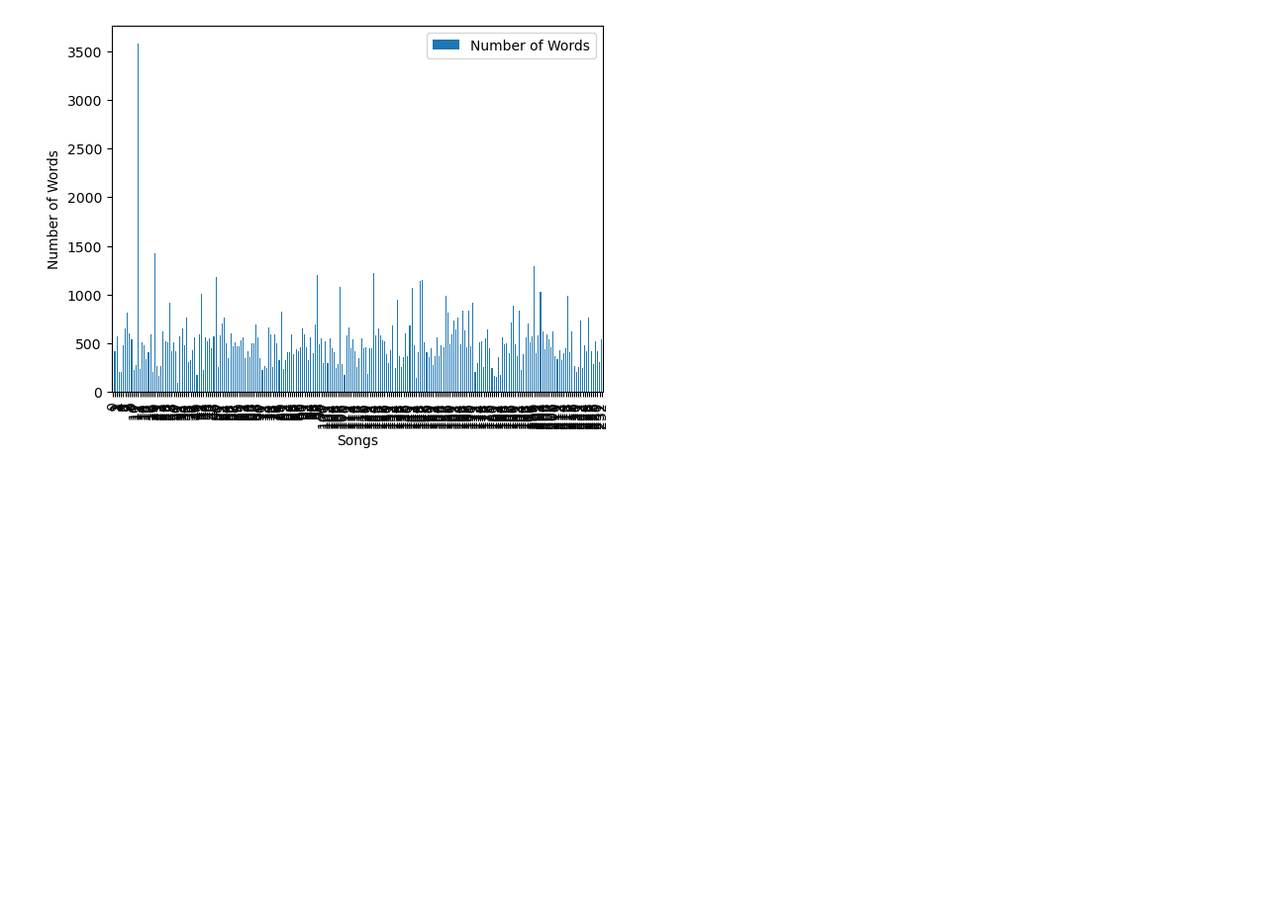
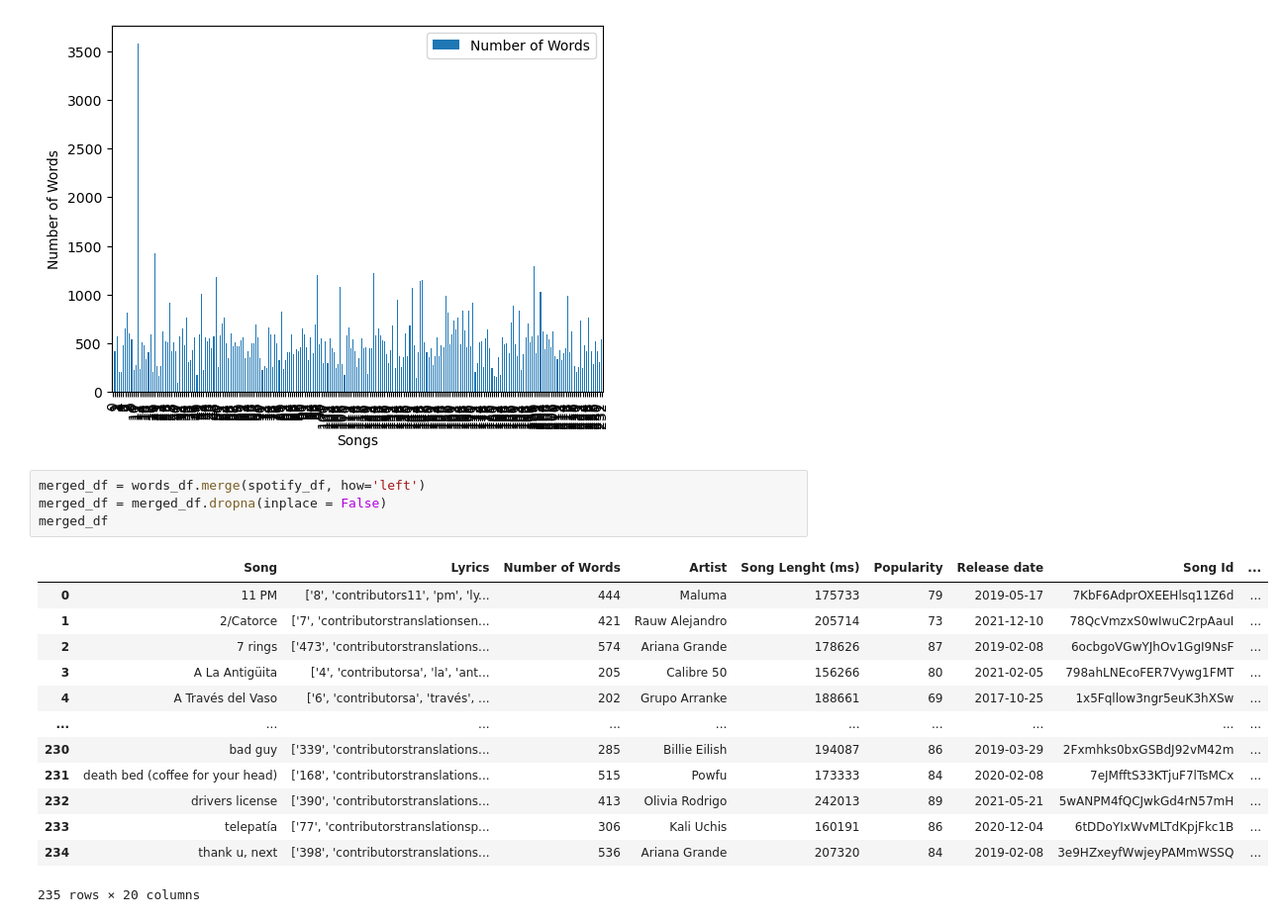
Before and after one commit to AlejandroChavezA00571497/project01, a Jupyter notebook: FinalCodes/statistical_analysis.ipynb, the cells around one changed output. Shown at 99% size. Drawn from its saved outputs; the diff is of its cells as text; blank space fills up the shorter version.

Commit message:
Update: Merge de DataFrames

```diff
--- a/FinalCodes/statistical_analysis.ipynb
+++ b/FinalCodes/statistical_analysis.ipynb
@@ -204,3 +202,21 @@ plt.ylabel("Number of Words")
 # %% [output]
 Text(0, 0.5, 'Number of Words')
 [figure]
+# %%
+merged_df = words_df.merge(spotify_df, how='left')
+merged_df = merged_df.dropna(inplace = False)
+merged_df
+# %% [output]
+|  | Song | Lyrics | Number of Words | Artist | Song Lenght (ms) | Popularity | Release date | Song Id | ... |
+| 0 | 11 PM | ['8', 'contributors11', 'pm', 'ly... | 444 | Maluma | 175733 | 79 | 2019-05-17 | 7KbF6AdprOXEEHlsq11Z6d | ... |
+| 1 | 2/Catorce | ['7', 'contributorstranslationsen... | 421 | Rauw Alejandro | 205714 | 73 | 2021-12-10 | 78QcVmzxS0wIwuC2rpAauI | ... |
+| 2 | 7 rings | ['473', 'contributorstranslations... | 574 | Ariana Grande | 178626 | 87 | 2019-02-08 | 6ocbgoVGwYJhOv1GgI9NsF | ... |
+| 3 | A La Antigüita | ['4', 'contributorsa', 'la', 'ant... | 205 | Calibre 50 | 156266 | 80 | 2021-02-05 | 798ahLNEcoFER7Vywg1FMT | ... |
+| 4 | A Través del Vaso | ['6', 'contributorsa', 'través', ... | 202 | Grupo Arranke | 188661 | 69 | 2017-10-25 | 1x5Fqllow3ngr5euK3hXSw | ... |
+| ... | ... | ... | ... | ... | ... | ... | ... | ... | ... |
+| 230 | bad guy | ['339', 'contributorstranslations... | 285 | Billie Eilish | 194087 | 86 | 2019-03-29 | 2Fxmhks0bxGSBdJ92vM42m | ... |
+| 231 | death bed (coffee for your head) | ['168', 'contributorstranslations... | 515 | Powfu | 173333 | 84 | 2020-02-08 | 7eJMfftS33KTjuF7lTsMCx | ... |
+| 232 | drivers license | ['390', 'contributorstranslations... | 413 | Olivia Rodrigo | 242013 | 89 | 2021-05-21 | 5wANPM4fQCJwkGd4rN57mH | ... |
+| 233 | telepatía | ['77', 'contributorstranslationsp... | 306 | Kali Uchis | 160191 | 86 | 2020-12-04 | 6tDDoYIxWvMLTdKpjFkc1B | ... |
+| 234 | thank u, next | ['398', 'contributorstranslations... | 536 | Ariana Grande | 207320 | 84 | 2019-02-08 | 3e9HZxeyfWwjeyPAMmWSSQ | ... |
+235 rows × 20 columns
```
Also changed, not shown: parts of 4 cells of this notebook.
